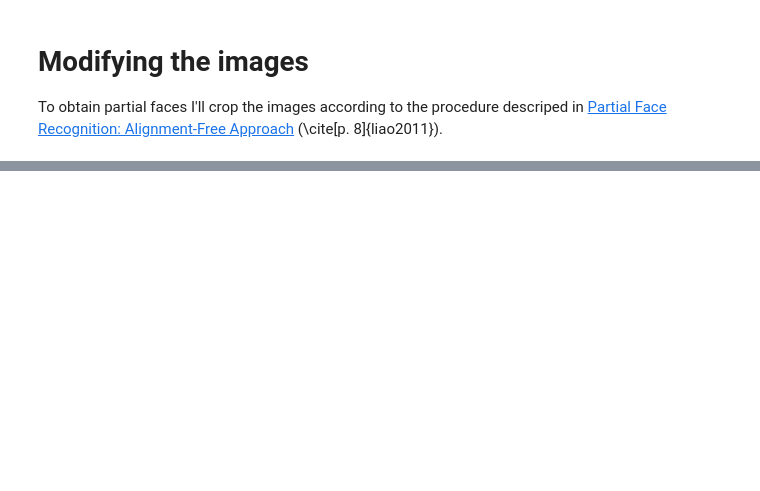
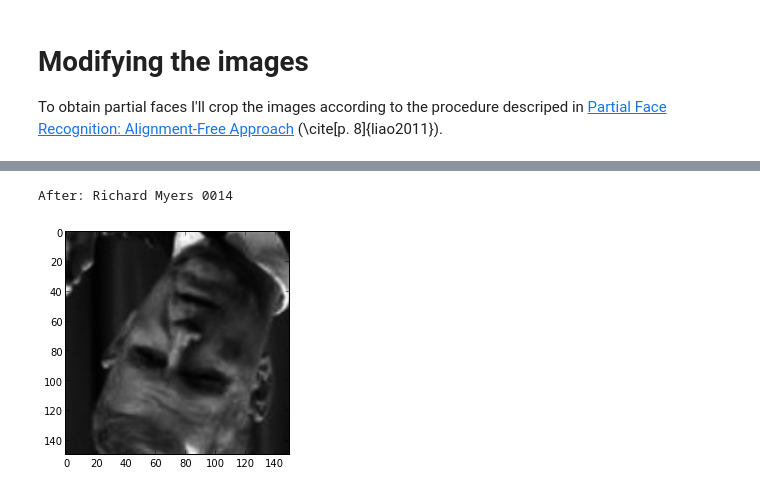
Before and after one commit to arnfred/Mirror-Match, a Jupyter notebook: code/filter-images/Filter-Images.ipynb, the cells around one changed output, grey strips where cells are left out. Drawn from its saved outputs; the diff is of its cells as text; code cells hidden in the pictures; blank space fills up the shorter version.

```diff
--- a/code/filter-images/Filter-Images.ipynb
+++ b/code/filter-images/Filter-Images.ipynb
@@ -227,15 +227,24 @@ After: Andre Agassi 0009
 # %%
-from os import popen
+from os import popen, path
 
 # Take a filename and replaces the extension with something else
 def replace_extension_with(name, extension) :
     return ".".join(name.split(".")[0:-1]) + "." + extension
 
 # Crop all images to 150x150 as specified in \cite{liao2011}
 def convert_to_grayscale(images) :
     for image in images :
         arg = "convert " + image + " " + replace_extension_with(image, "pgm")
         popen(arg)
 
 # Convert all images in the testset to graycolor pgm format
 convert_to_grayscale(testset)
+
+# Print image
+image_name_gray = path.splitext(image_name)[0] + ".pgm"
+gray()
+imshow(imread(image_name_gray))
+print("After: " + image_name_gray.split("/")[-1].split(".")[0].replace('_',' '))
+# %% [output]
+After: Richard Myers 0014
+[figure, added]
```
Also changed, not shown: parts of 7 cells of this notebook, 2 other files.
